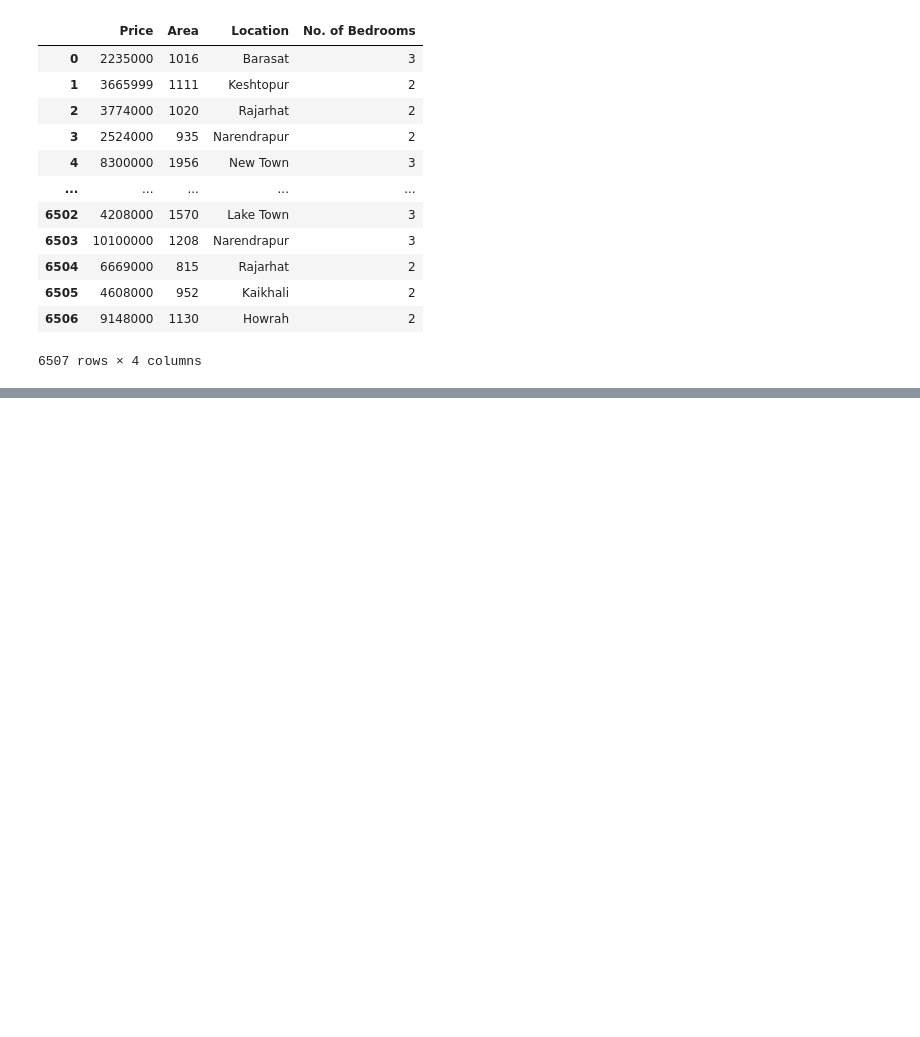
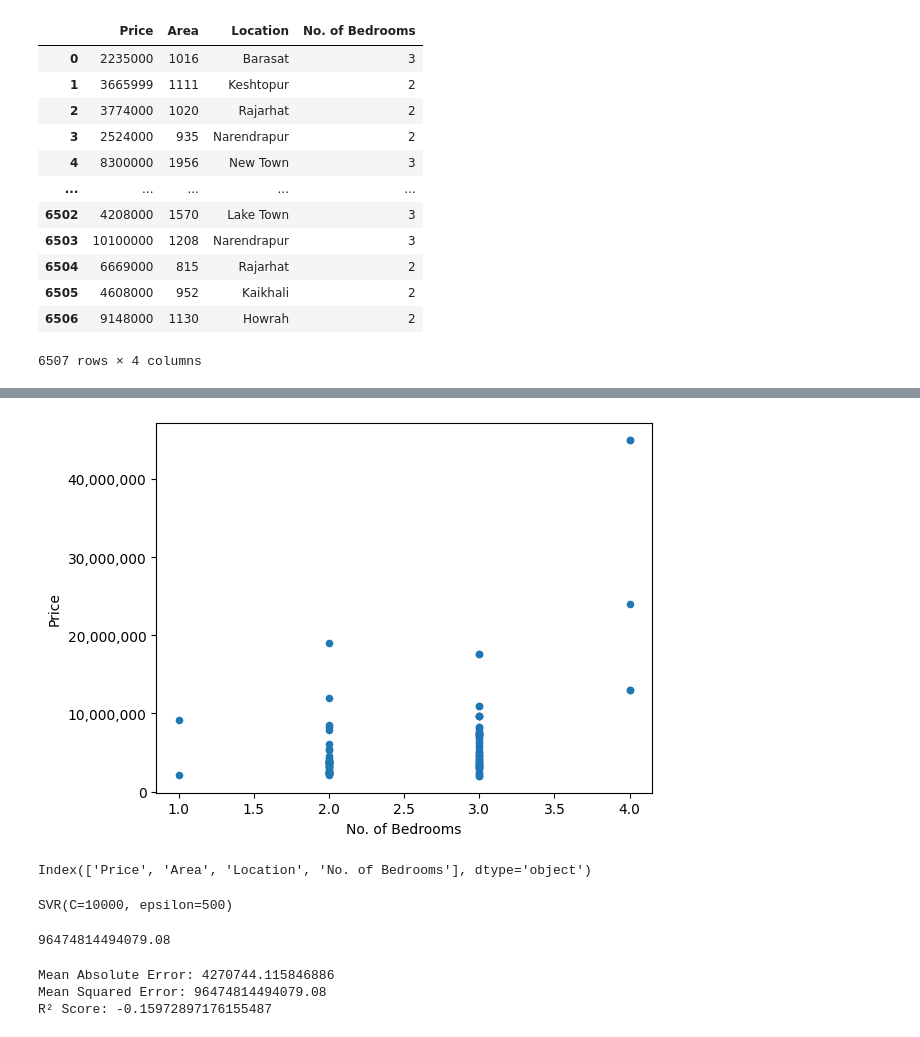
Before and after one commit to Ar12agnik/predictive-analysis, a Jupyter notebook: predictive_analysis.ipynb, the cells around one changed output, grey strips where cells are left out. Saved outputs shown, nothing was run; the diff lists cells and outputs as text; code cells hidden in the pictures; blank space fills up the shorter version.

```diff
--- a/predictive_analysis.ipynb
+++ b/predictive_analysis.ipynb
@@ -119,0 +231,9 @@ newdata
+# %%
+ax = newdata[:100].plot(x="No. of Bedrooms", y="Price", kind="scatter")
+
+# Format y-axis to display full numbers
+ax.yaxis.set_major_formatter(ticker.FuncFormatter(lambda x, _: f'{int(x):,}'))
+
+plt.show()
+# %% [output]
+[figure, added]
@@ -119,0 +243,4 @@ newdata
+# %%
+newdata.columns
+# %% [output]
+Index(['Price', 'Area', 'Location', 'No. of Bedrooms'], dtype='object')
@@ -119,0 +252,24 @@ newdata
+# %%
+svr =  SVR(kernel='rbf', C=10000, epsilon=500, gamma='scale')
+svr.fit(x_transform_train, y_train)
+# %% [output]
+SVR(C=10000, epsilon=500)
+# %%
+y_pred = svr.predict(x__transform_test)
+mse=mean_squared_error(y_test, y_pred)
+mse
+# %% [output]
+96474814494079.08
+# %%
+from sklearn.metrics import mean_absolute_error, mean_squared_error, r2_score
+mae = mean_absolute_error(y_test, y_pred)
+mse = mean_squared_error(y_test, y_pred)
+r2 = r2_score(y_test, y_pred)
+
+print(f"Mean Absolute Error: {mae}")
+print(f"Mean Squared Error: {mse}")
+print(f"R² Score: {r2}")
+# %% [output]
+Mean Absolute Error: 4270744.115846886
+Mean Squared Error: 96474814494079.08
+R² Score: -0.15972897176155487
```
Also changed, not shown: parts of 16 cells of this notebook.
